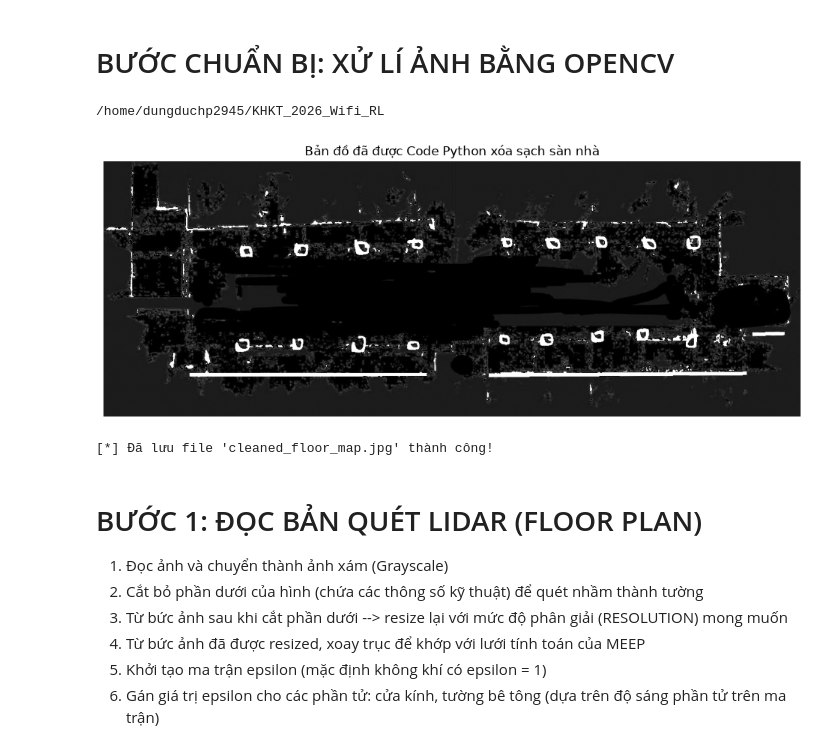
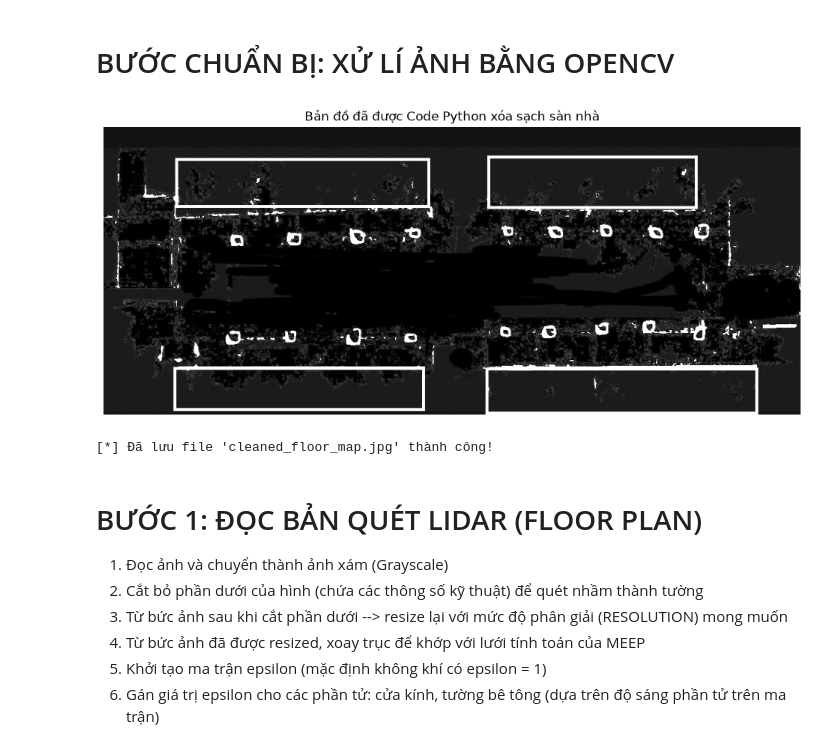
Before and after one commit to student242107-cell/KHKT_2026_WIFI_RL, a Jupyter notebook: notebooks/01_topology_raytracing.ipynb, the cells around one changed output. Saved outputs shown, nothing was run; the diff lists cells and outputs as text; code cells hidden in the pictures.

```diff
--- a/notebooks/01_topology_raytracing.ipynb
+++ b/notebooks/01_topology_raytracing.ipynb
@@ -12,37 +12,36 @@ from pathlib import Path
 
 # 1. Đọc ảnh đã ghép (Ảnh gốc đang có sàn nhà màu xám)
 root = Path.cwd().resolve()
 if "notebooks" in str(root):
     root = root.parent
-image_path = root / "data" / "processed" / "full_campus.jpg"
+image_path = root / "data" / "processed" / "full_campus_pro.jpg"
 img = cv2.imread(image_path, cv2.IMREAD_GRAYSCALE)
 
 # 2. Xóa mảng xám sàn nhà (Bước 1 của bạn)
 # Lọc toàn bộ các pixel có giá trị từ 90 đến 150 và gán bằng 0 (Đen tuyệt đối)
 img[(img >= 90) & (img <= 150)] = 0
 
 # 3. Khuếch đại nét tường (Tùy chọn giúp MEEP nhận diện dễ hơn)
 # Ép các nét màu sáng (tường/kính) trở nên trắng rõ rệt hơn
 img[img > 150] = 255
 
 # 4. Hiển thị ảnh để kiểm tra kết quả
 plt.figure(figsize=(12, 8))
 plt.imshow(img, cmap='gray')
 plt.title("Bản đồ đã được Code Python xóa sạch sàn nhà")
 plt.axis('off')
 plt.show()
 
 # 5. Lưu ảnh mới để mang lên Canva làm tiếp Bước 2 & 3
 save_dir = root/"data"/"processed"
 os.makedirs(save_dir, exist_ok=True)
 
 save_path = os.path.join(save_dir, 'cleaned_floor_map.jpg')
 cv2.imwrite(save_path, img)
 print("[*] Đã lưu file 'cleaned_floor_map.jpg' thành công!")
 # %% [output]
+[figure, new version]
-/home/dungduchp2945/KHKT_2026_Wifi_RL
+[*] Đã lưu file 'cleaned_floor_map.jpg' thành công!
-[figure, old version]
-[*] Đã lưu file 'cleaned_floor_map.jpg' thành công!
 # %% [markdown]
 # BƯỚC 1: ĐỌC BẢN QUÉT LIDAR (FLOOR PLAN)
 1. Đọc ảnh và chuyển thành ảnh xám (Grayscale)
```
Also changed, not shown: parts of 3 cells of this notebook.
